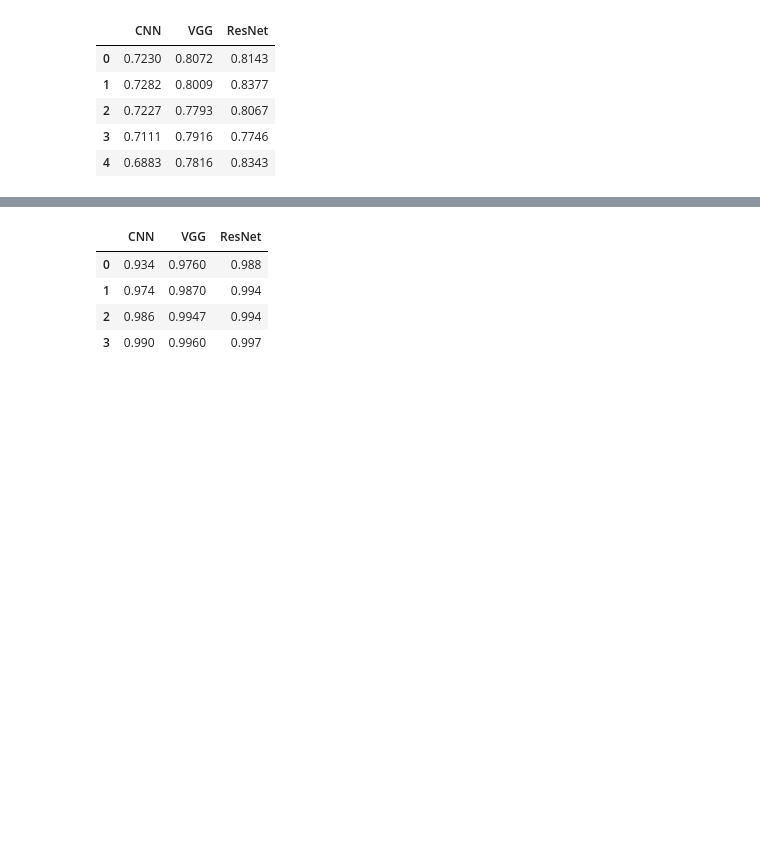
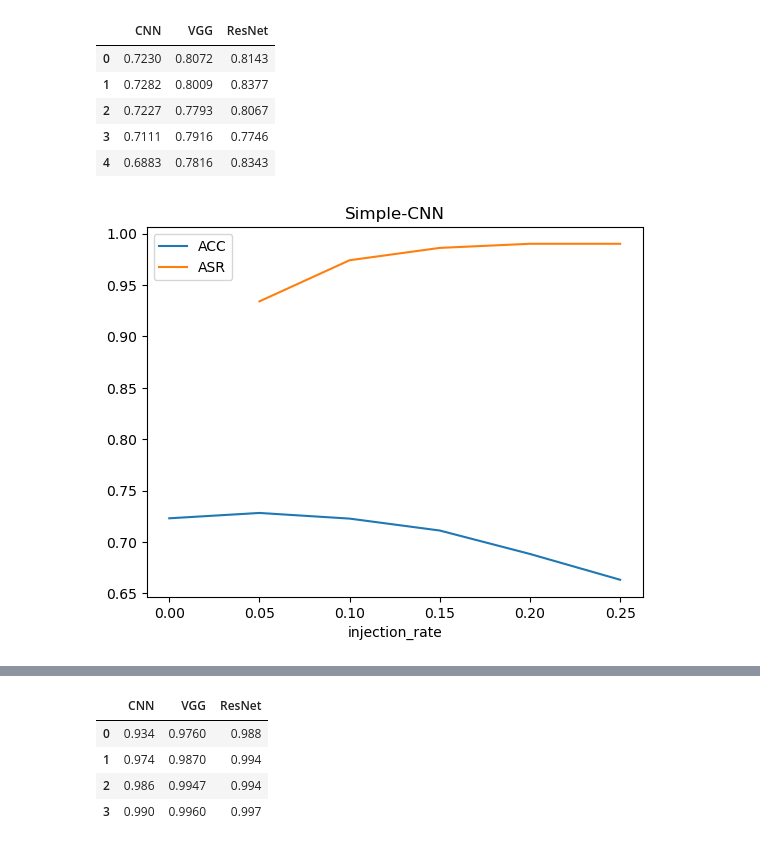
Before and after one commit to khrisyu9/BackdoorDefenseDA, a Jupyter notebook: cifar10_backdoor_patch2.ipynb, the cells around one changed output, grey strips where cells are left out. Saved outputs shown, nothing was run; the diff lists cells and outputs as text; code cells hidden in the pictures; blank space fills up the shorter version.

Commit message:
added more plots

```diff
--- a/cifar10_backdoor_patch2.ipynb
+++ b/cifar10_backdoor_patch2.ipynb
@@ -1537,3 +1577,20 @@ df_acc
 | 2 | 0.7227 | 0.7793 | 0.8067 |
 | 3 | 0.7111 | 0.7916 | 0.7746 |
 | 4 | 0.6883 | 0.7816 | 0.8343 |
+# %%
+# Import pandas library
+import pandas as pd
+
+#create DataFrame
+df_cnn = pd.DataFrame({'injection_rate': [0, 0.05, 0.05, 0.10, 0.10, 0.15, 0.15, 0.20, 0.20, 0.25, 0.25],
+                       'type': ['ACC', 'ACC', 'ASR', 'ACC', 'ASR', 'ACC', 'ASR', 'ACC', 'ASR', 'ACC', 'ASR'],
+                       'value': [0.7230, 0.7282, 0.934, 0.7227, 0.974, 0.7111, 0.986, 0.6883, 0.99, 0.6632, 0.99]})
+#define index column
+df_cnn.set_index('injection_rate', inplace=True)
+
+#group data by product and display sales as line chart
+df_cnn.groupby('type')['value'].plot(legend=True)
+plt.title("Simple-CNN")
+plt.savefig('simple_cnn_acc_asr.png')
+# %% [output]
+[figure, added]
```
Also changed, not shown: parts of 12 cells of this notebook, 20 other files.
